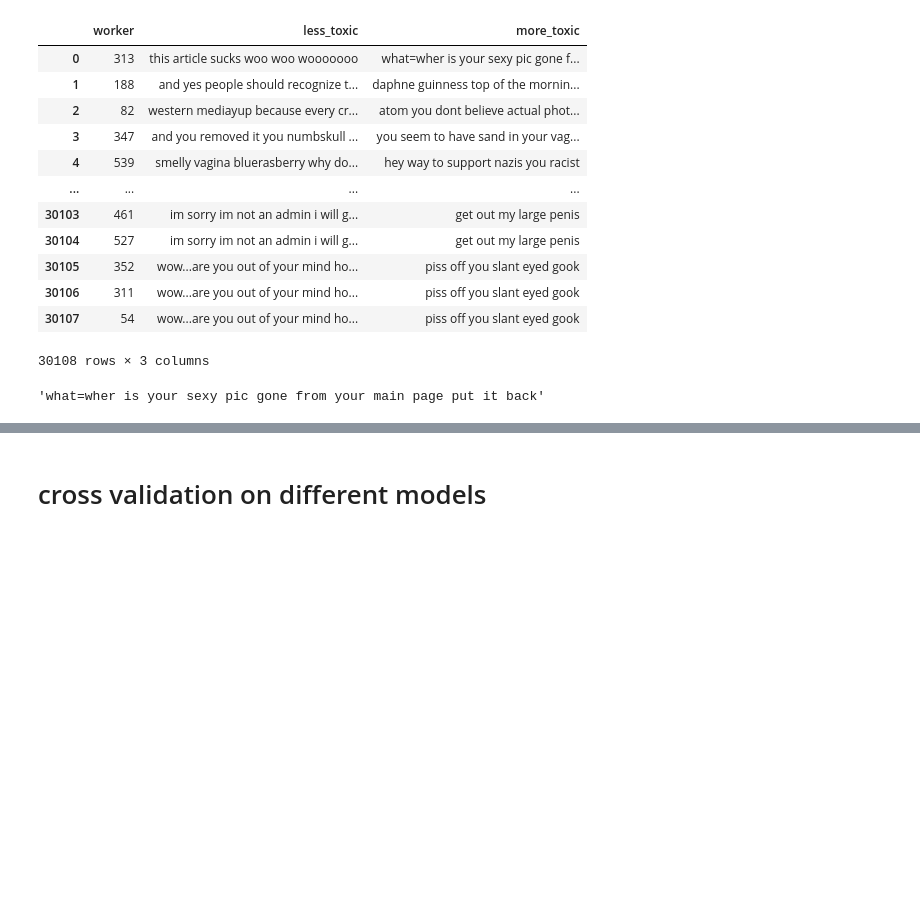
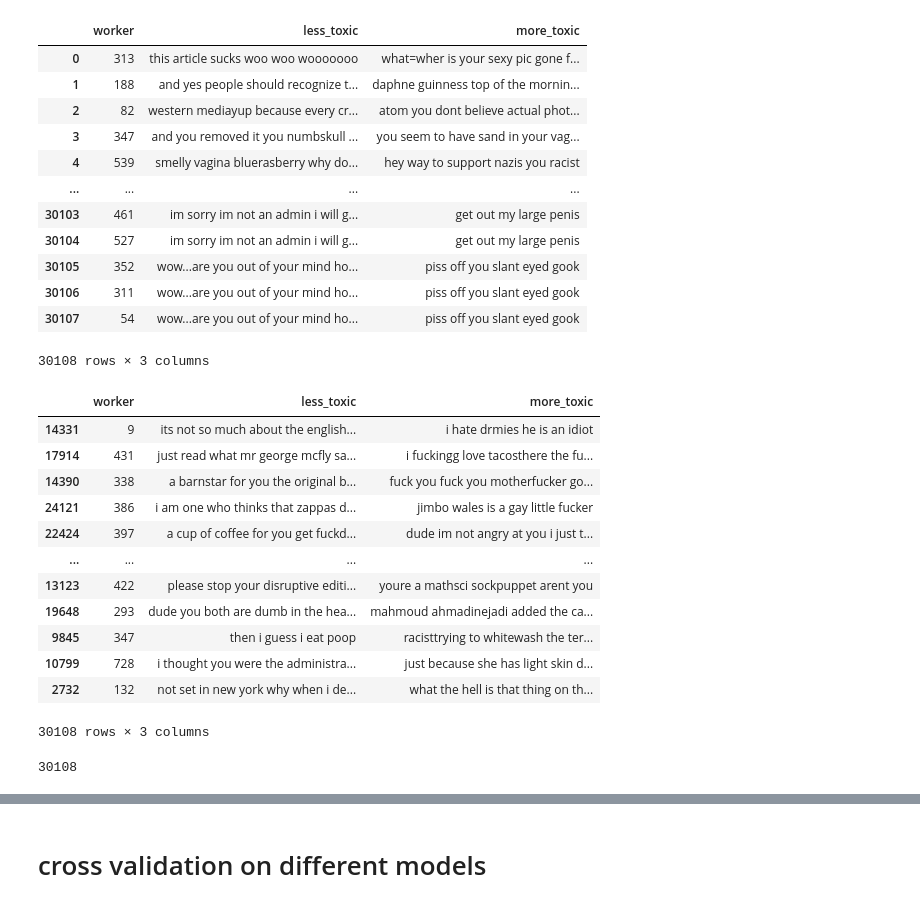
Before and after one commit to HahehaLing/Kaggle_ToxicityRater, a Jupyter notebook: bow_biranktrain.ipynb, the cells around one changed output, grey strips where cells are left out. Drawn from its saved outputs; the diff is of its cells as text; code cells hidden in the pictures; blank space fills up the shorter version.

```diff
--- a/bow_biranktrain.ipynb
+++ b/bow_biranktrain.ipynb
@@ -108,7 +106,29 @@ cleaned_data
 | 30106 | 311 | wow...are you out of your mind ho... | piss off you slant eyed gook |
 | 30107 | 54 | wow...are you out of your mind ho... | piss off you slant eyed gook |
 30108 rows × 3 columns
-# %%
- cleaned_data['more_toxic'][0]
-# %% [output]
-'what=wher is your sexy pic gone from your main page put it back'
+# %%
+np.random.seed(0)
+
+cleaned_data_shuffle_row = cleaned_data.sample(frac = 1, random_state = 0)
+
+
+cleaned_data_shuffle_row
+# %% [output]
+|  | worker | less_toxic | more_toxic |
+| 14331 | 9 | its not so much about the english... | i hate drmies he is an idiot |
+| 17914 | 431 | just read what mr george mcfly sa... | i fuckingg love tacosthere the fu... |
+| 14390 | 338 | a barnstar for you the original b... | fuck you fuck you motherfucker go... |
+| 24121 | 386 | i am one who thinks that zappas d... | jimbo wales is a gay little fucker |
+| 22424 | 397 | a cup of coffee for you get fuckd... | dude im not angry at you i just t... |
+| ... | ... | ... | ... |
+| 13123 | 422 | please stop your disruptive editi... | youre a mathsci sockpuppet arent you |
+| 19648 | 293 | dude you both are dumb in the hea... | mahmoud ahmadinejadi added the ca... |
+| 9845 | 347 | then i guess i eat poop | racisttrying to whitewash the ter... |
+| 10799 | 728 | i thought you were the administra... | just because she has light skin d... |
+| 2732 | 132 | not set in new york why when i de... | what the hell is that thing on th... |
+30108 rows × 3 columns
+# %%
+total_row = cleaned_data_shuffle_row.shape[0]
+total_row
+# %% [output]
+30108
```
Also changed, not shown: parts of 86 cells of this notebook.
